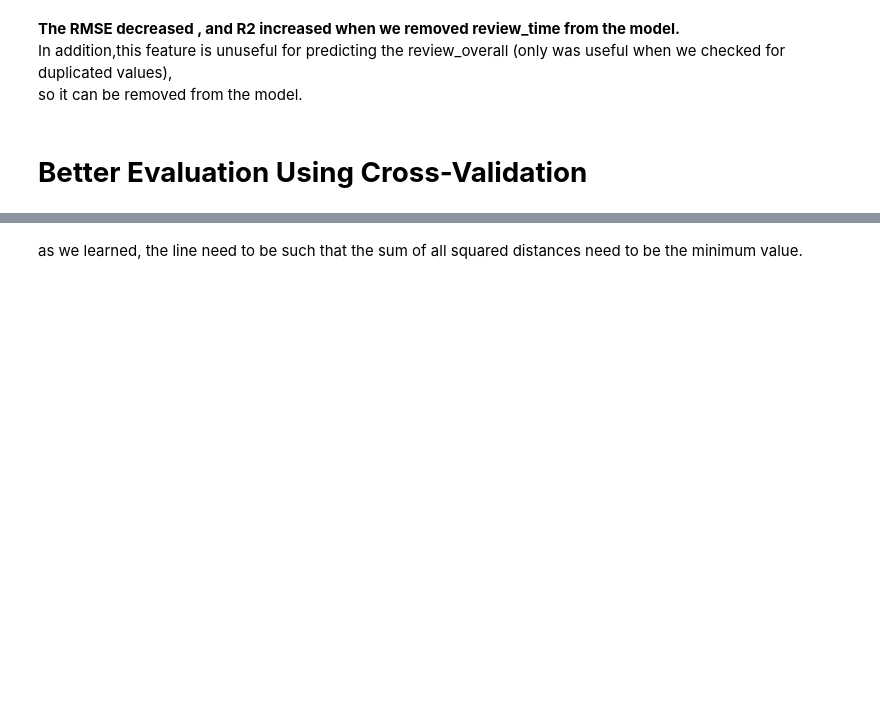
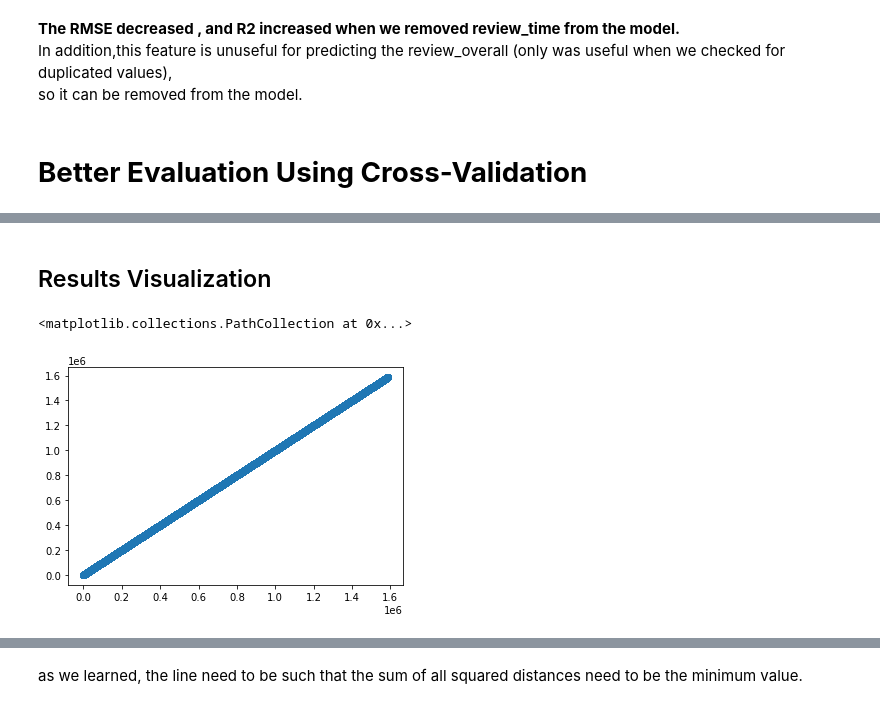
Before and after one commit to yuvalTrip/FinalProject, a Jupyter notebook: Final Project-N.N.3-Regression.ipynb, the cells around one changed output, grey strips where cells are left out. Drawn from its saved outputs; the diff is of its cells as text; code cells hidden in the pictures; blank space fills up the shorter version.

```diff
--- a/Final Project-N.N.3-Regression.ipynb
+++ b/Final Project-N.N.3-Regression.ipynb
@@ -846,0 +875,14 @@ beer_reviews_predictions=lin_reg.predict
+# %% [markdown]
+## Results Visualization
+# %%
+g=plt.scatter (IMPcheck_test,IMPPredictions)
+#g.axes.set_yscale('log')
+#g.axes.set_xscale('log')
+#g.axes.set_xlabel('True Values ')
+#g.axes.set_ylabel('Predictions ')
+#g.axes.axis('equal')
+#g.axes.axis('square')
+g
+# %% [output]
+<matplotlib.collections.PathCollection at 0x...>
+[figure, added]
```
Also changed, not shown: parts of 92 cells of this notebook.
